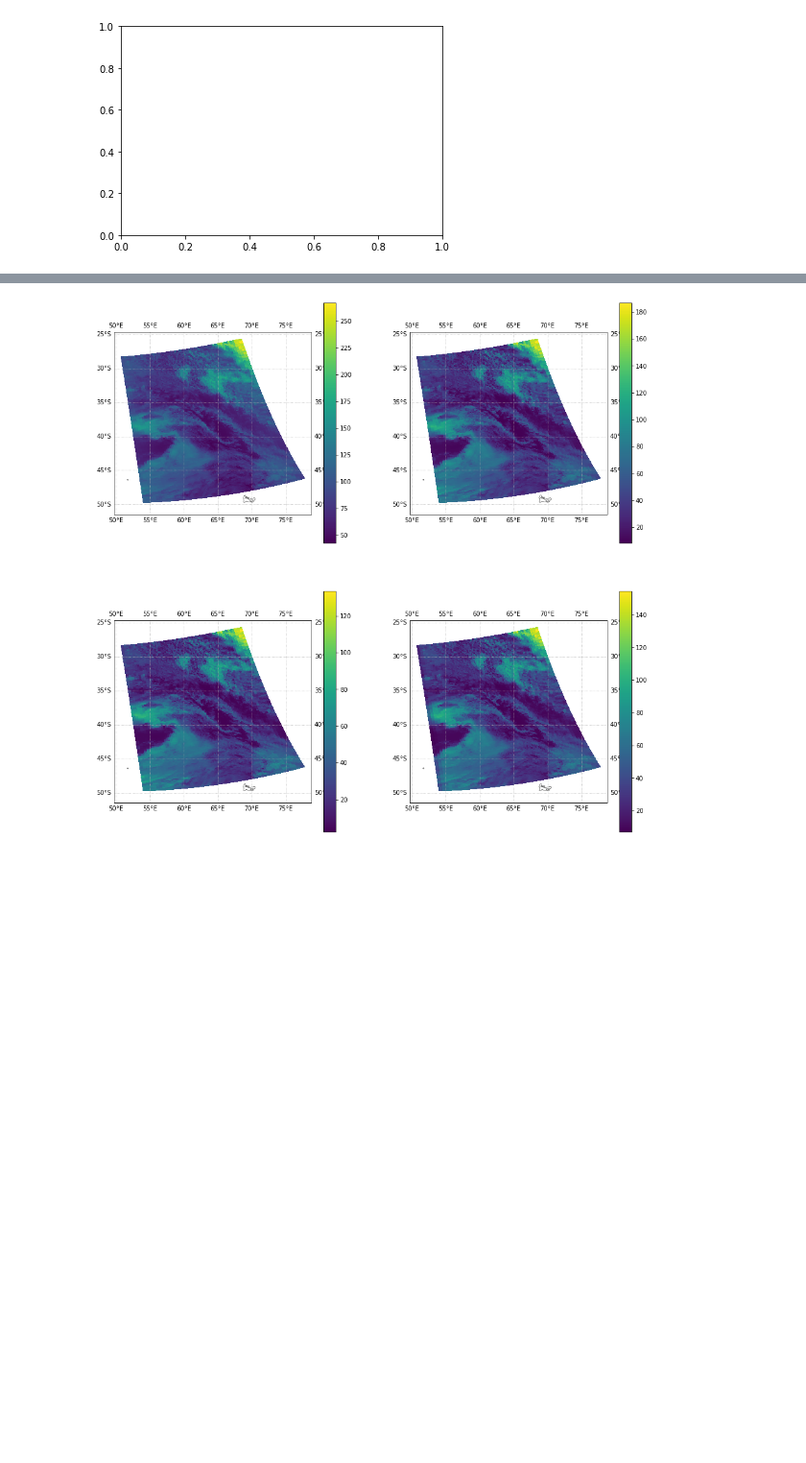
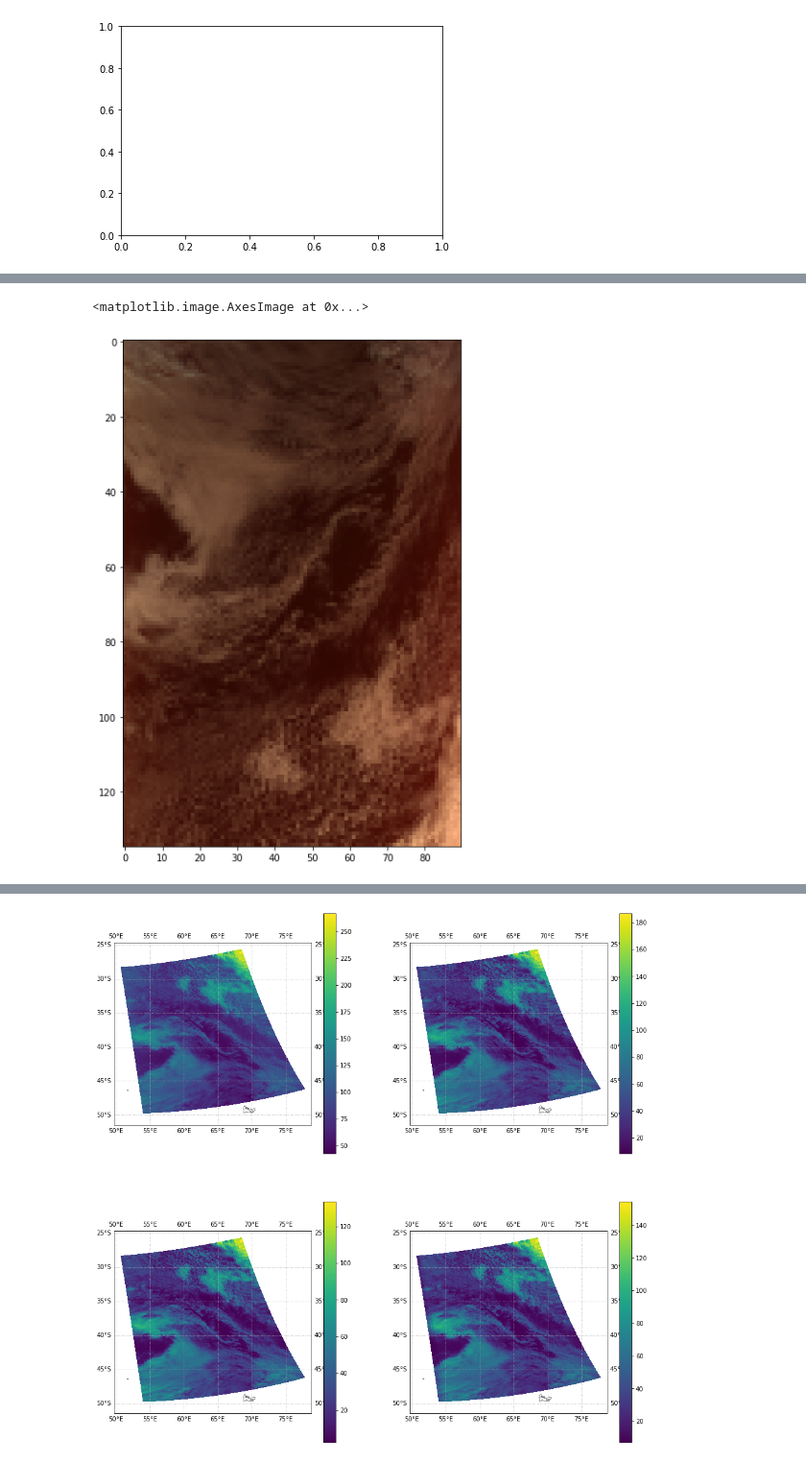
Before and after one commit to jshaw35/spectral_ice, a Jupyter notebook: hdf_airs/hdf_file_testing.ipynb, the cells around one changed output, grey strips where cells are left out. Shown at 96% size. Drawn from its saved outputs; the diff is of its cells as text; code cells hidden in the pictures; blank space fills up the shorter version.

```diff
--- a/hdf_airs/hdf_file_testing.ipynb
+++ b/hdf_airs/hdf_file_testing.ipynb
@@ -202,0 +212,12 @@ def plot_aop_refl(band_array,refl_extent,colorlimit=(0,1),ax=plt.gca(),title='',
+# %%
+test2 = test / test.max()
+# %%
+fig,ax = plt.subplots(1,1,figsize=(10,10))#,subplot_kw={'projection':ccrs.PlateCarree()})
+
+
+test3 = stack_rgb(test2)
+ax.imshow(test3)
+# ax.imshow(test2[:,:,:])
+# %% [output]
+<matplotlib.image.AxesImage at 0x...>
+[figure, added]
```
Also changed, not shown: parts of 46 cells of this notebook.
